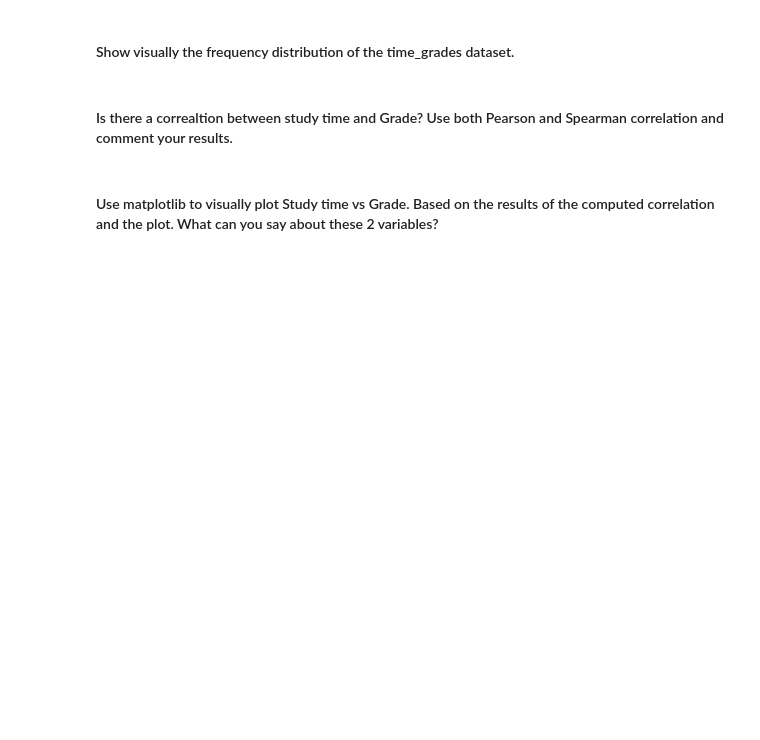
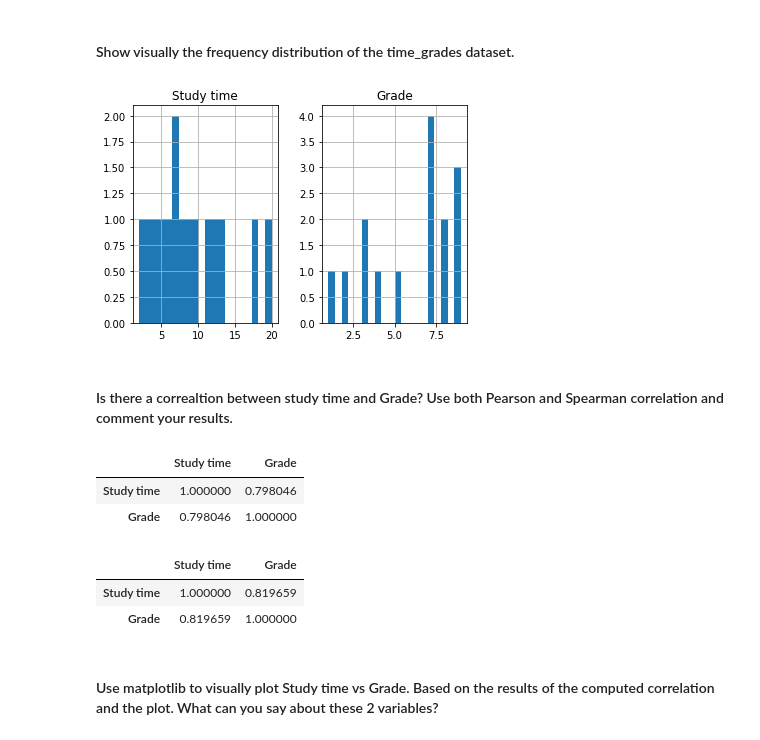
Before and after one commit to ta-data-mex/lab-pivot-table-and-correlation, a Jupyter notebook: your_code/main.ipynb, the cells around one changed output. Cells and saved outputs as stored; diff of their text form; code cells hidden in the pictures; blank space fills up the shorter version.

```diff
--- a/your_code/main.ipynb
+++ b/your_code/main.ipynb
@@ -376,5 +418,6 @@ column= ['Calorie burned', 'Steps','Floors','Minutes Sedentary','Minutes Very Ac
 #### Open the `Time_Grades.csv` file and name your dataset `time_grades`
 # %%
 # your answer here
+time_grades = pd.read_csv('Time_Grades.csv')
 # %%
 #Print time_grades
@@ -382,11 +443,26 @@ column= ['Calorie burned', 'Steps','Floors','Minutes Sedentary','Minutes Very Ac
 #### Show visually the frequency distribution of the time_grades dataset.
 # %%
 # your answer here
+time_grades.hist(bins=20);
+# %% [output]
+[figure, added]
 # %% [markdown]
 #### Is there a correaltion between study time and Grade? Use both Pearson and Spearman correlation and comment your results.
 # %%
 # your answer here-Pearson
+pearson = time_grades.corr()
+pearson
+# %% [output]
+|  | Study time | Grade |
+| Study time | 1.000000 | 0.798046 |
+| Grade | 0.798046 | 1.000000 |
 # %%
 ## your answer here-Spearman
+spearman = time_grades.corr('spearman')
+spearman
+# %% [output]
+|  | Study time | Grade |
+| Study time | 1.000000 | 0.819659 |
+| Grade | 0.819659 | 1.000000 |
 # %% [markdown]
 #### Use matplotlib to visually plot Study time vs Grade. Based on the results of the computed correlation and the plot. What can you say about these 2 variables?
```
Also changed, not shown: parts of 17 cells of this notebook.
